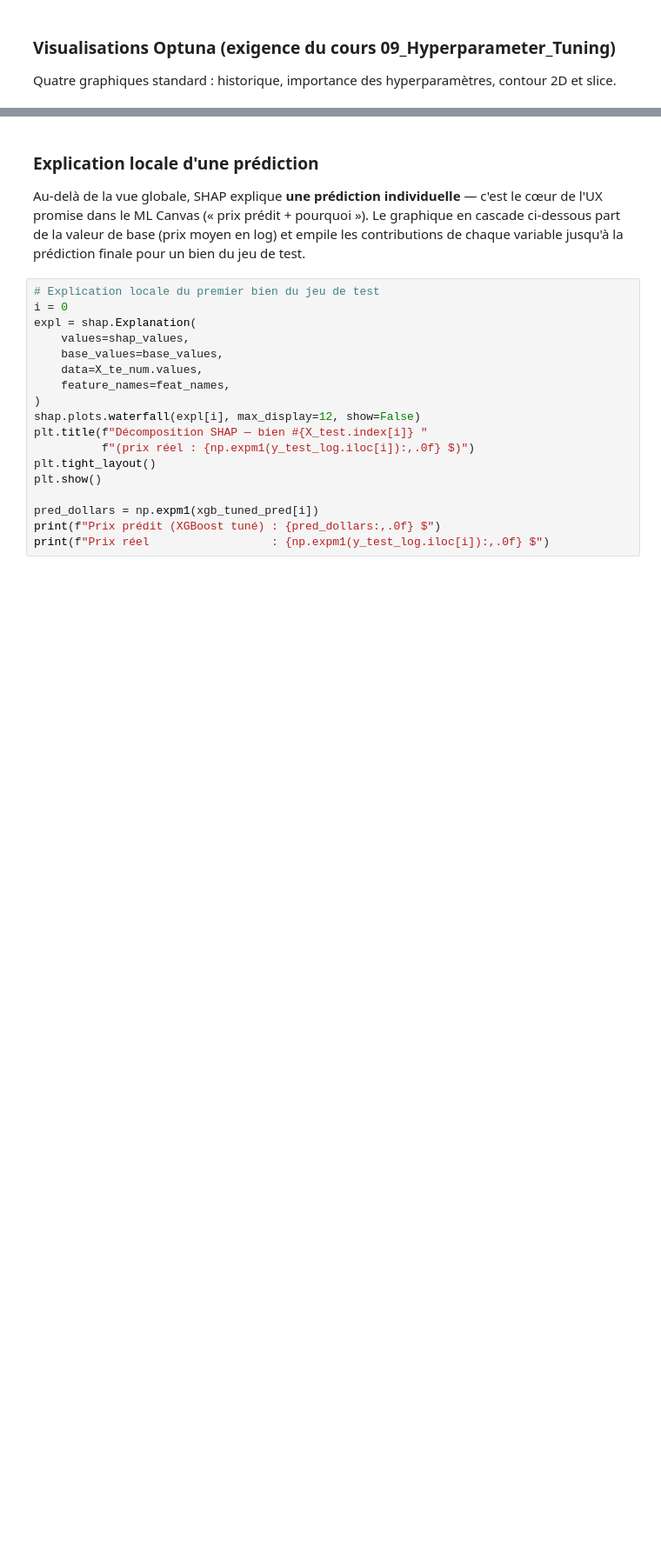
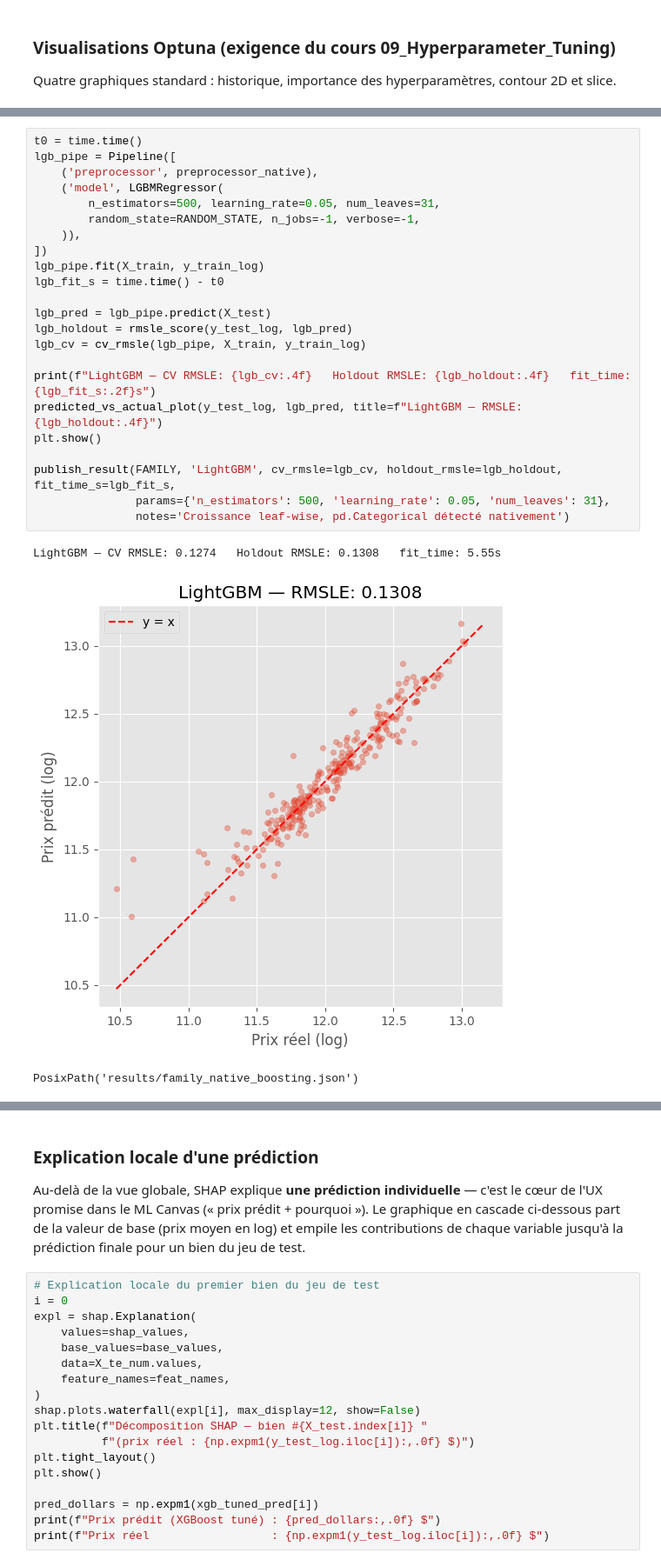
Before and after one commit to NoeBerdoz/predicting-house-prices-ml, a Jupyter notebook: 3c_native_boosting.ipynb, the cells around one changed output, grey strips where cells are left out. Shown at 87% size. Drawn from its saved outputs; the diff is of its cells as text; blank space fills up the shorter version.

```diff
--- a/3c_native_boosting.ipynb
+++ b/3c_native_boosting.ipynb
@@ -241 +227,28 @@ LightGBM se distingue de XGBoost par sa croissance **leaf-wise** (au lieu de lev
+# %%
+t0 = time.time()
+lgb_pipe = Pipeline([
+    ('preprocessor', preprocessor_native),
+    ('model', LGBMRegressor(
+        n_estimators=500, learning_rate=0.05, num_leaves=31,
+        random_state=RANDOM_STATE, n_jobs=-1, verbose=-1,
+    )),
+])
+lgb_pipe.fit(X_train, y_train_log)
+lgb_fit_s = time.time() - t0
+
+lgb_pred = lgb_pipe.predict(X_test)
+lgb_holdout = rmsle_score(y_test_log, lgb_pred)
+lgb_cv = cv_rmsle(lgb_pipe, X_train, y_train_log)
+
+print(f"LightGBM — CV RMSLE: {lgb_cv:.4f}   Holdout RMSLE: {lgb_holdout:.4f}   fit_time: {lgb_fit_s:.2f}s")
+predicted_vs_actual_plot(y_test_log, lgb_pred, title=f"LightGBM — RMSLE: {lgb_holdout:.4f}")
+plt.show()
+
+publish_result(FAMILY, 'LightGBM', cv_rmsle=lgb_cv, holdout_rmsle=lgb_holdout, fit_time_s=lgb_fit_s,
+               params={'n_estimators': 500, 'learning_rate': 0.05, 'num_leaves': 31},
+               notes='Croissance leaf-wise, pd.Categorical détecté nativement')
+# %% [output]
+LightGBM — CV RMSLE: 0.1274   Holdout RMSLE: 0.1308   fit_time: 5.55s
+[figure, added]
+PosixPath('results/family_native_boosting.json')
 # %% [markdown]
```
Also changed, not shown: parts of 15 cells of this notebook, 10 other files.
